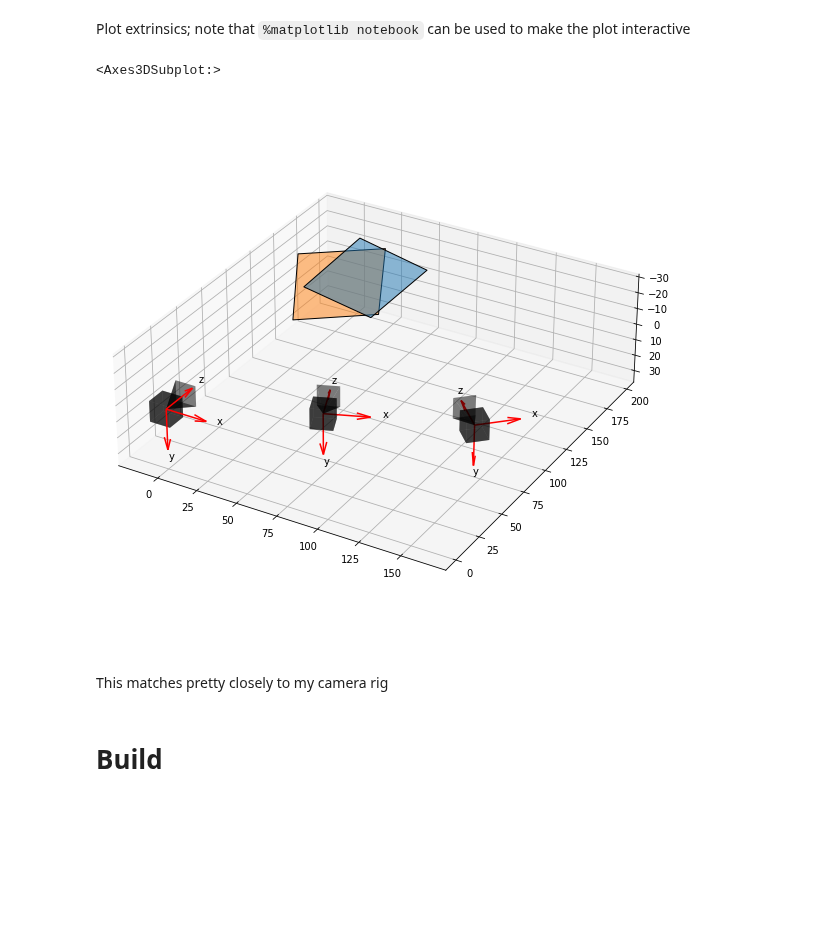
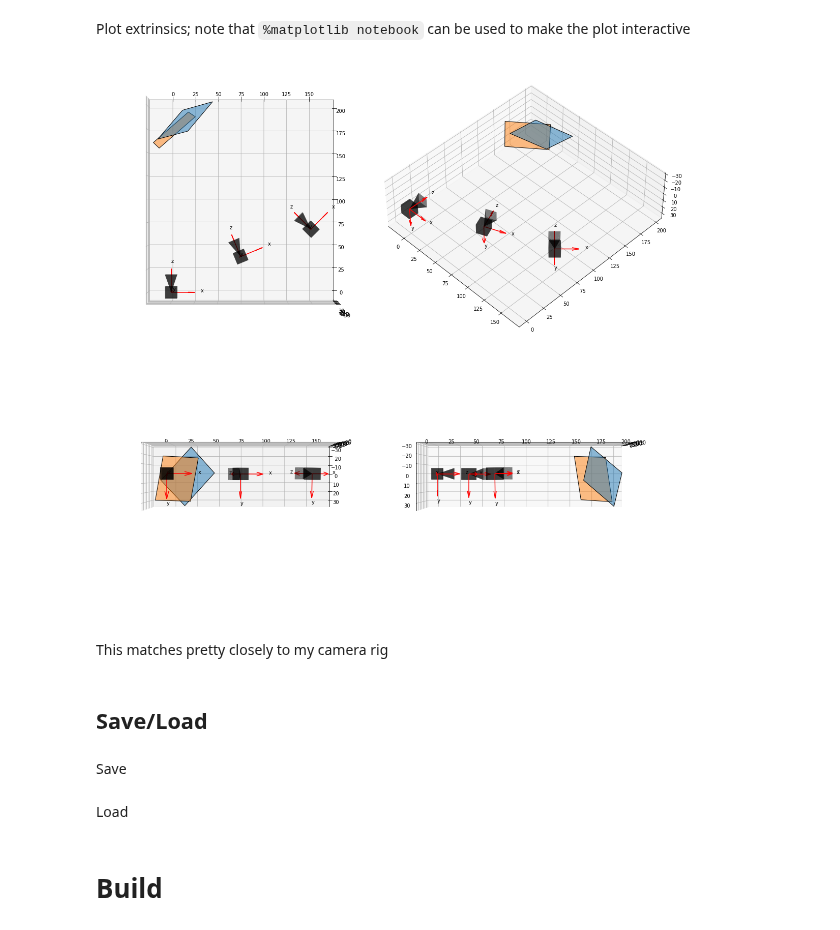
Before and after one commit to justinblaber/camera_calib_python, a Jupyter notebook: README.ipynb, the cells around one changed output. Cells and saved outputs as stored; diff of their text form; code cells hidden in the pictures; blank space fills up the shorter version.

```diff
--- a/README.ipynb
+++ b/README.ipynb
@@ -151,7 +134,2 @@ plt.gca().set_ylim(-0.25, 0.25)
 # %% [markdown]
 Plot extrinsics; note that `%matplotlib notebook` can be used to make the plot interactive
-# %%
-plot_extrinsics(rigids_cb, rigids_cam, cb_geom)
-# %% [output]
-<Axes3DSubplot:>
-[figure, removed]
@@ -158,2 +138,28 @@ plot_extrinsics(rigids_cb, rigids_cam, cb_geom)
+# %%
+fig = plt.figure(figsize=(20,20))
+
+ax = fig.add_subplot(2, 2, 1, projection='3d')
+api.plot_extrinsics(calib, ax=ax)
+ax.view_init(elev=90, azim=-90)
+
+ax = fig.add_subplot(2, 2, 2, projection='3d')
+api.plot_extrinsics(calib, ax=ax)
+ax.view_init(elev=45, azim=-45)
+
+ax = fig.add_subplot(2, 2, 3, projection='3d')
+api.plot_extrinsics(calib, ax=ax)
+ax.view_init(elev=0, azim=-90)
+
+ax = fig.add_subplot(2, 2, 4, projection='3d')
+api.plot_extrinsics(calib, ax=ax)
+ax.view_init(elev=0, azim=0)
+
+plt.subplots_adjust(wspace=0, hspace=0)
+# %% [output]
+[figure, added]
 # %% [markdown]
 This matches pretty closely to my camera rig
+# %% [markdown]
+## Save/Load
+# %% [markdown]
+Save
@@ -159,0 +168,2 @@ This matches pretty closely to my camera rig
+# %% [markdown]
+Load
```
Also changed, not shown: parts of 42 cells of this notebook, 38 other files.
